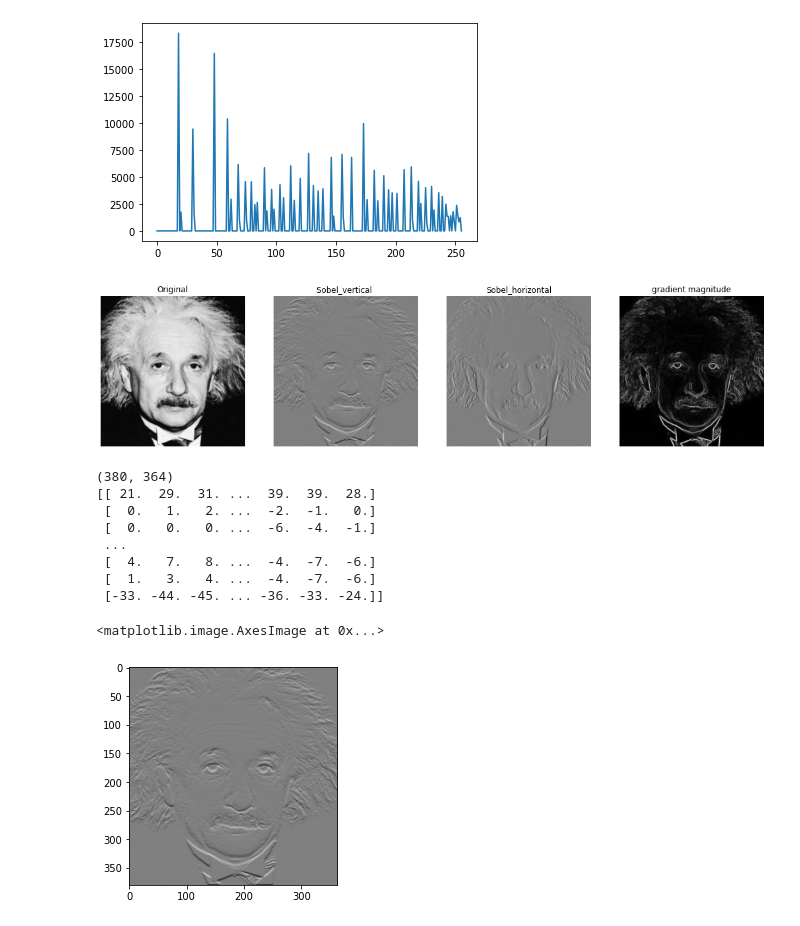
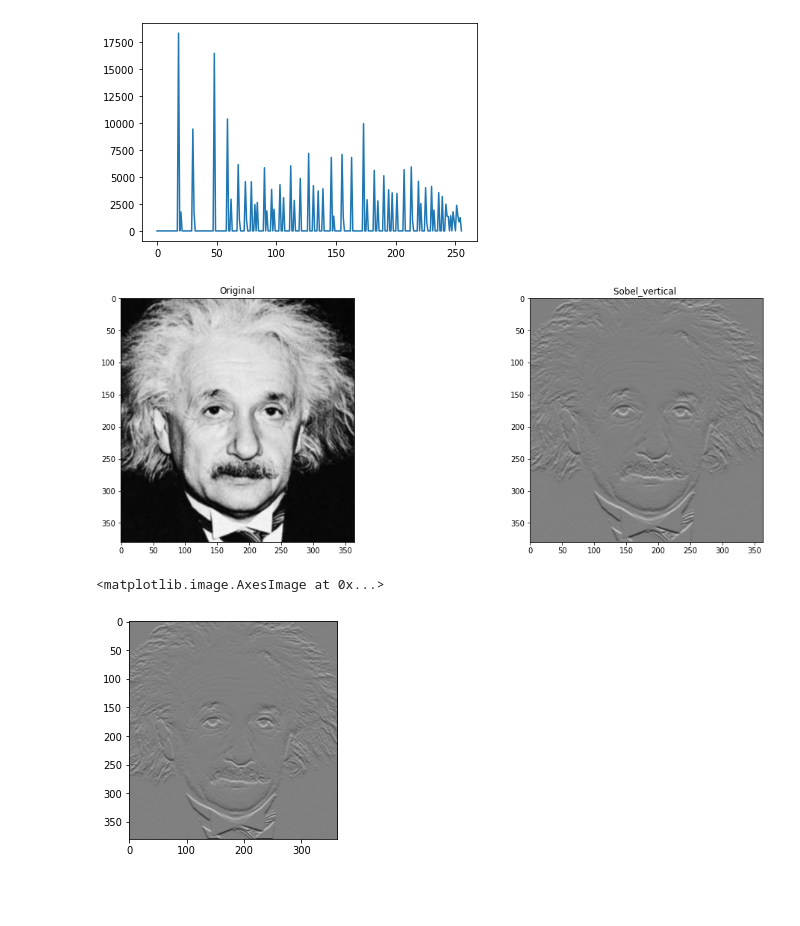
Before and after one commit to maleeshaRuvindi/EN2550_assignment1, a Jupyter notebook: 190535D_Assignment1.ipynb, the cells around one changed output. Drawn from its saved outputs; the diff is of its cells as text; code cells hidden in the pictures; blank space fills up the shorter version.

```diff
--- a/190535D_Assignment1.ipynb
+++ b/190535D_Assignment1.ipynb
@@ -137,32 +139,25 @@ ax2.imshow(newZ)
 # %%
 f=cv.imread(r'C:\Users\ASUS\Documents\coding\image processing\images\einstein.png',cv.IMREAD_GRAYSCALE).astype(np.float32)
 assert f is not None
 sobel_v=np.array([[-1,-2,-1],[0,0,0],[1,2,1]],dtype=np.float32)
 f_x=cv.filter2D(f,-1,sobel_v)
 sobel_h=np.array([[-1,0,1],[-2,0,2],[-1,0,1]],dtype=np.float32)
 f_y=cv.filter2D(f,-1,sobel_h)
 grad_mag=np.sqrt(f_x**2+f_y**2)
-fig,ax = plt.subplots(1,4,figsize=(18,6))
+fig,ax = plt.subplots(1,2,figsize=(18,6))
 ax[0].imshow(f, cmap='gray',vmin=0, vmax=255)
 ax[0].set_title("Original")
 
 ax[1].imshow(f_x, cmap='gray',vmin=-1020, vmax=1020)
 ax[1].set_title(r"Sobel_vertical ")
-ax[2].imshow(f_y, cmap='gray',vmin=-1020, vmax=1020)
-ax[2].set_title(r"Sobel_horizontal")
-ax[3].imshow(grad_mag, cmap='gray')
-ax[3].set_title(r"gradient magnitude")
-for i in range(4):
-    ax[i].axis('off')
 
 plt.show()
 # %% [output]
-[figure, old version]
+[figure, new version]
 # %%
 f=cv.imread(r'C:\Users\ASUS\Documents\coding\image processing\images\einstein.png',cv.IMREAD_GRAYSCALE).astype(np.float32)
 assert f is not None
 sobel_v=np.array([[-1,-2,-1],[0,0,0],[1,2,1]],dtype=np.float32)
-print(f.shape)
 rows=f.shape[0]
 cols=f.shape[1]
 f_x2=np.zeros((rows,cols))
@@ -175,15 +170,7 @@ for i in range(rows):
 fig1,ax1 = plt.subplots()
 ax1.imshow(f_x2,cmap='gray',vmin=-1020, vmax=1020)
 # %% [output]
-(380, 364)
-[[ 21.  29.  31. ...  39.  39.  28.]
- [  0.   1.   2. ...  -2.  -1.   0.]
- [  0.   0.   0. ...  -6.  -4.  -1.]
- ...
- [  4.   7.   8. ...  -4.  -7.  -6.]
- [  1.   3.   4. ...  -4.  -7.  -6.]
- [-33. -44. -45. ... -36. -33. -24.]]
+<matplotlib.image.AxesImage at 0x...>
-<matplotlib.image.AxesImage at 0x...>
 [figure]
 # %%
 f=cv.imread(r'C:\Users\ASUS\Documents\coding\image processing\images\einstein.png',cv.IMREAD_GRAYSCALE).astype(np.float32)
```
Also changed, not shown: parts of 5 cells of this notebook.
